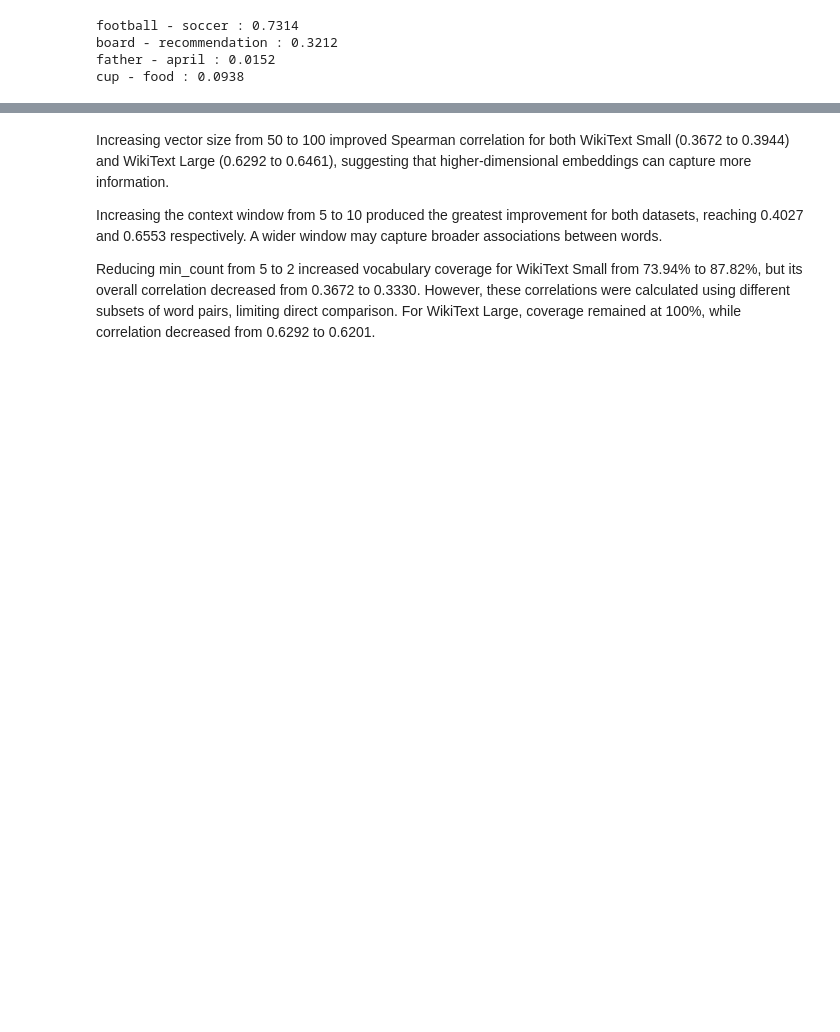
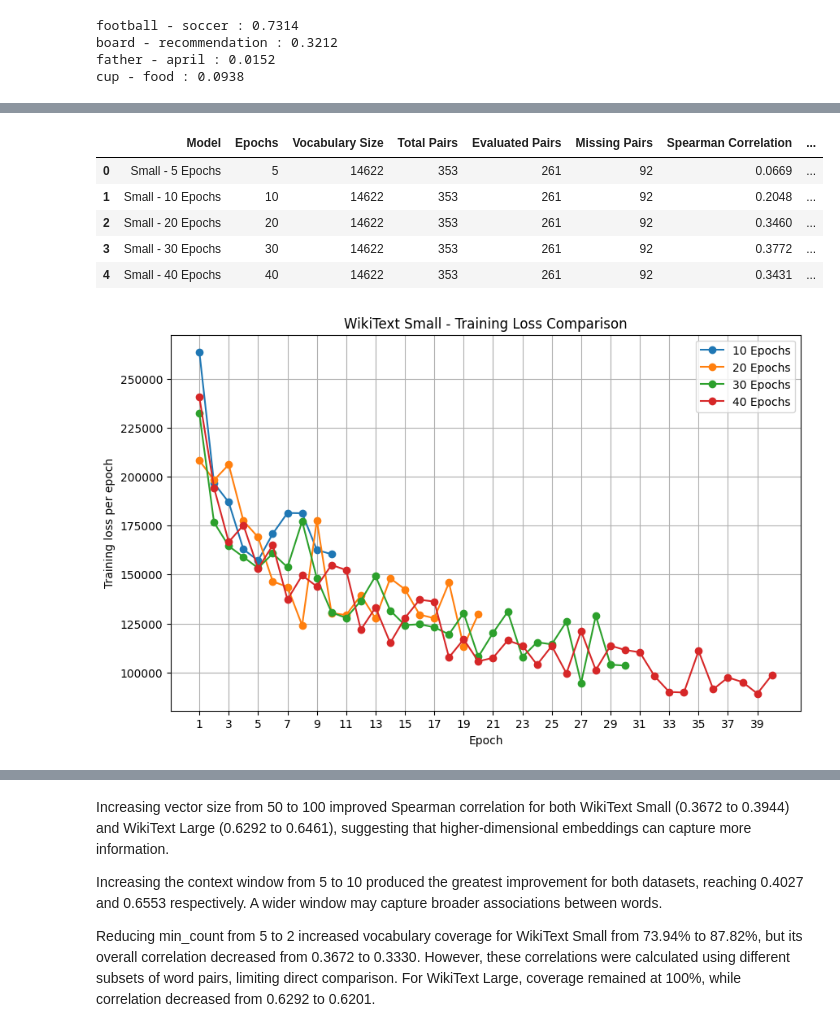
Before and after one commit to yvn2000/NLP_CW1, a Jupyter notebook: material/F21NL_CW1.ipynb, the cells around one changed output, grey strips where cells are left out. Saved outputs shown, nothing was run; the diff lists cells and outputs as text; code cells hidden in the pictures; blank space fills up the shorter version.

```diff
--- a/material/F21NL_CW1.ipynb
+++ b/material/F21NL_CW1.ipynb
@@ -295,6 +296,8 @@ CBOW (default, sg=0) is chosen for now, ref: https://radimrehurek.com/gensim/mod
 
 from gensim.models import Word2Vec
 
+small_baseline_logger = EpochLossLogger()
+
 model_small = Word2Vec(
     sentences=processed_small,
     vector_size=50,
@@ -303,7 +306,9 @@ model_small = Word2Vec(
     workers=8,
     epochs=5,
     sg=0,
-    seed=42
+    seed=42,
+    compute_loss=True,
+    callbacks=[small_baseline_logger]
 )
 #hyperparameters given by CW specs descriptor
 print("training complete")
@@ -1792,0 +1177,65 @@ Coverage: 100.0 %
+# %%
+#Create results table
+small_epoch_df = pd.DataFrame(small_epoch_results)
+
+columns = [
+    "Model",
+    "Epochs",
+    "Vocabulary Size",
+    "Total Pairs",
+    "Evaluated Pairs",
+    "Missing Pairs",
+    "Spearman Correlation",
+    "P-value",
+    "Coverage"
+]
+#display(small_epoch_df[columns].round(4))
+display(small_epoch_df[columns])
+
+#training-loss graphs below the table
+"""
+for epochs, logger in small_epoch_loggers.items():
+
+    plt.figure(figsize=(9, 5))
+
+    plt.plot(
+        range(1, len(logger.epoch_losses) + 1),
+        logger.epoch_losses,
+        marker="o"
+    )
+
+    plt.xlabel("Epoch")
+    plt.ylabel("Training loss per epoch")
+    plt.title(f"WikiText Small - {epochs} Epochs")
+    plt.xticks(range(1, epochs + 1, max(1, epochs // 10)))
+    plt.grid(True)
+
+    plt.show()
+"""
+plt.figure(figsize=(10, 6))
+
+for epochs, logger in small_epoch_loggers.items():
+
+    plt.plot(
+        range(1, len(logger.epoch_losses) + 1),
+        logger.epoch_losses,
+        marker="o",
+        label=f"{epochs} Epochs"
+    )
+
+plt.xlabel("Epoch")
+plt.ylabel("Training loss per epoch")
+plt.title("WikiText Small - Training Loss Comparison")
+plt.xticks(range(1, 41, 2))
+plt.legend()
+plt.grid(True)
+
+plt.show()
+# %% [output]
+|  | Model | Epochs | Vocabulary Size | Total Pairs | Evaluated Pairs | Missing Pairs | Spearman Correlation | ... |
+| 0 | Small - 5 Epochs | 5 | 14622 | 353 | 261 | 92 | 0.0669 | ... |
+| 1 | Small - 10 Epochs | 10 | 14622 | 353 | 261 | 92 | 0.2048 | ... |
+| 2 | Small - 20 Epochs | 20 | 14622 | 353 | 261 | 92 | 0.3460 | ... |
+| 3 | Small - 30 Epochs | 30 | 14622 | 353 | 261 | 92 | 0.3772 | ... |
+| 4 | Small - 40 Epochs | 40 | 14622 | 353 | 261 | 92 | 0.3431 | ... |
+[figure, added]
```
Also changed, not shown: parts of 66 cells of this notebook.
